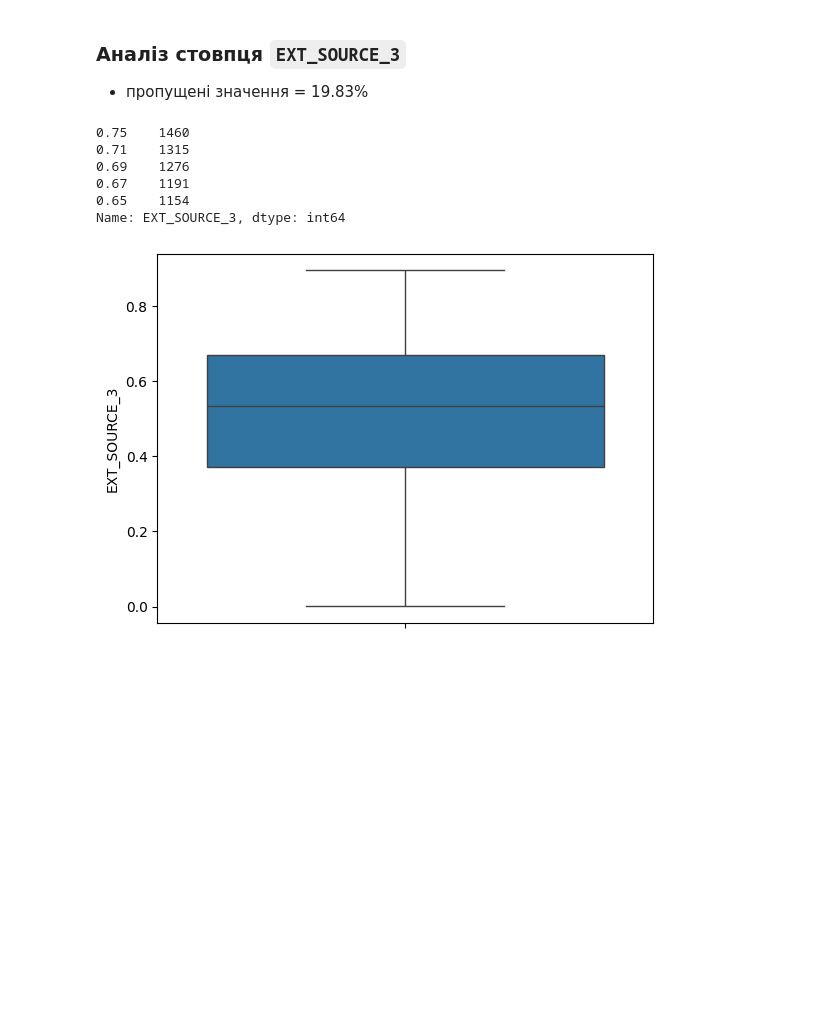
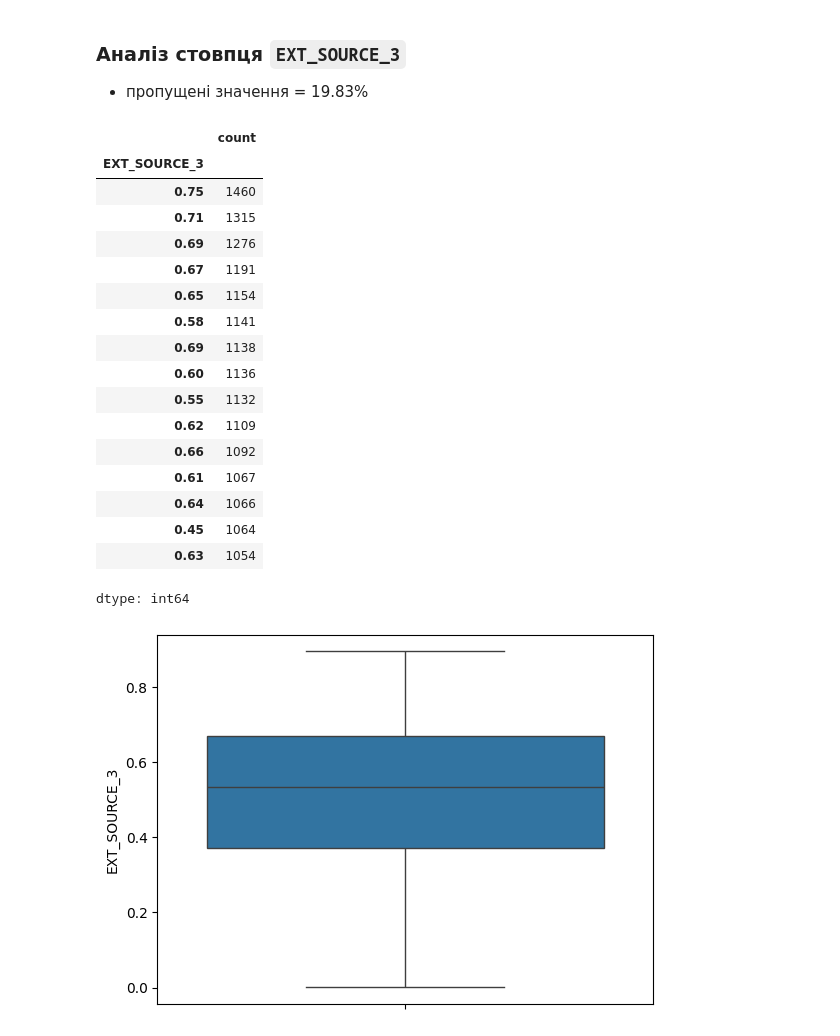
Before and after one commit to tarazevych/HW_for_Python, a Jupyter notebook: HW_1_2_Credit_EDA_Tarazevych.ipynb, the cells around one changed output. Cells and saved outputs as stored; diff of their text form; code cells hidden in the pictures; blank space fills up the shorter version.

```diff
--- a/HW_1_2_Credit_EDA_Tarazevych.ipynb
+++ b/HW_1_2_Credit_EDA_Tarazevych.ipynb
@@ -442,7 +483,7 @@ Name: OCCUPATION_TYPE, dtype: int64
 # %% [markdown]
 Заміна NULL-значень на категорією `Unknown`
 # %%
-df['OCCUPATION_TYPE'].fillna(value = 'Unknown', inplace = True)
+df['OCCUPATION_TYPE']= df['OCCUPATION_TYPE'].fillna('Unknown')
 # %%
 plt.figure(figsize = (10,5))
 sns.countplot(data = df, x = "OCCUPATION_TYPE")
@@ -461,14 +502,26 @@ plt.show()
 
 - пропущені значення = 19.83%
 # %%
-df.EXT_SOURCE_3.value_counts().head()
+df.EXT_SOURCE_3.value_counts().head(15)
 # %% [output]
+|  | count |
+| EXT_SOURCE_3 |  |
+| 0.75 | 1460 |
+| 0.71 | 1315 |
+| 0.69 | 1276 |
+| 0.67 | 1191 |
+| 0.65 | 1154 |
+| 0.58 | 1141 |
+| 0.69 | 1138 |
+| 0.60 | 1136 |
+| 0.55 | 1132 |
+| 0.62 | 1109 |
+| 0.66 | 1092 |
+| 0.61 | 1067 |
+| 0.64 | 1066 |
+| 0.45 | 1064 |
+| 0.63 | 1054 |
-0.75    1460
-0.71    1315
-0.69    1276
-0.67    1191
-0.65    1154
-Name: EXT_SOURCE_3, dtype: int64
+dtype: int64
 # %%
 sns.boxplot(df.EXT_SOURCE_3)
 plt.show()
```
Also changed, not shown: parts of 12 cells of this notebook.
